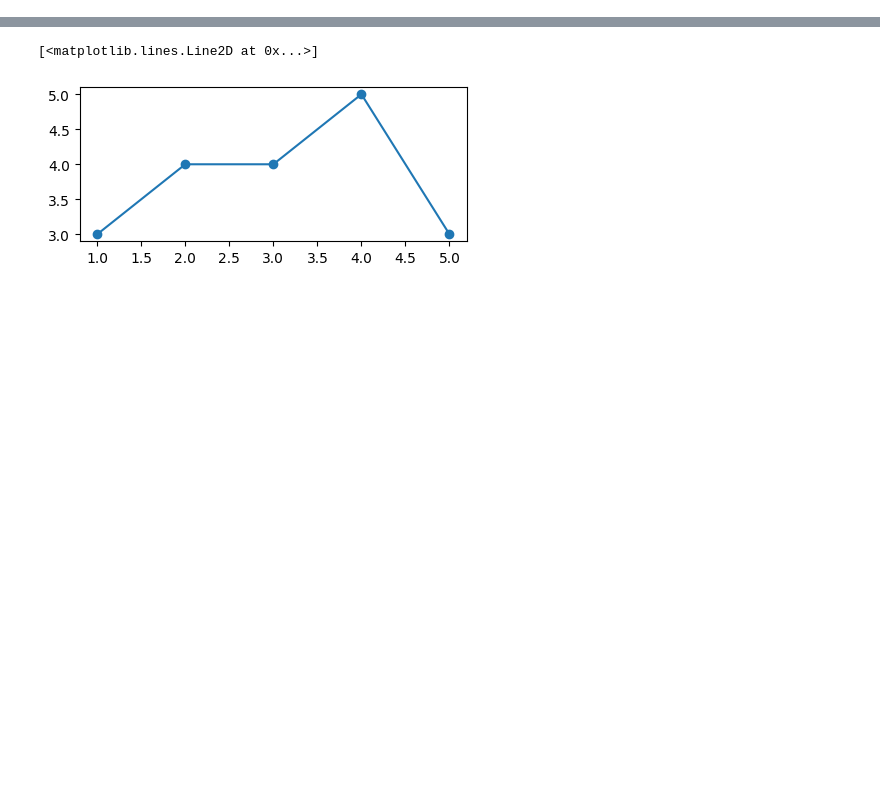
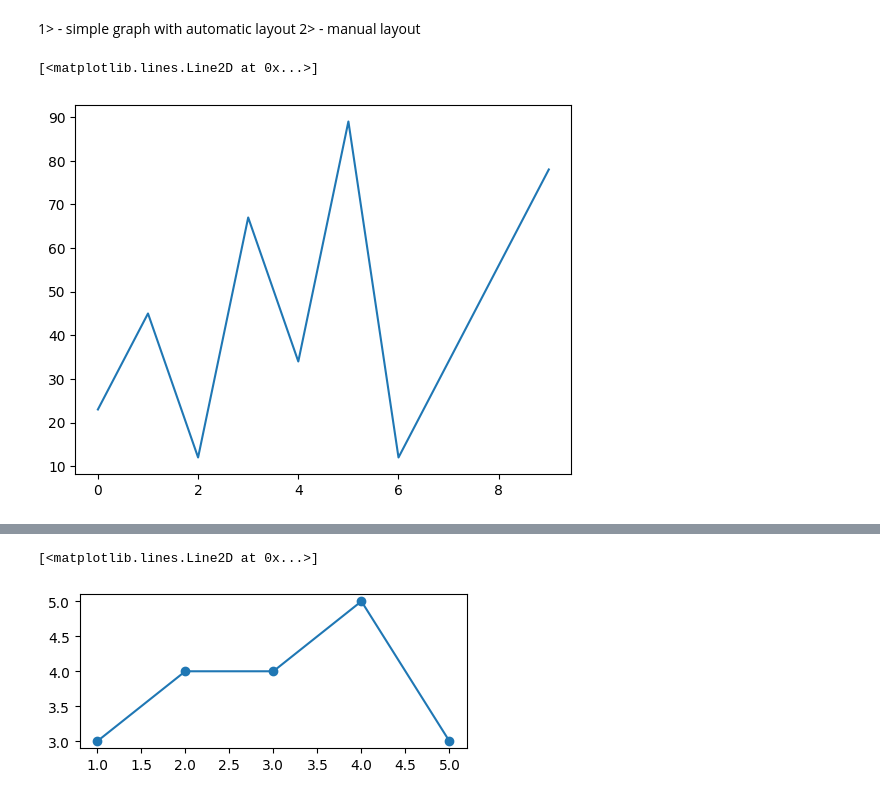
Before and after one commit to Ankidec/Data-Analysis, a Jupyter notebook: visulization.ipynb, the cells around one changed output, grey strips where cells are left out. Saved outputs shown, nothing was run; the diff lists cells and outputs as text; code cells hidden in the pictures; blank space fills up the shorter version.

```diff
--- a/visulization.ipynb
+++ b/visulization.ipynb
@@ -2,3 +2,14 @@
 import numpy as np
 import matplotlib.pyplot as plt # this is used for the plot the graph
 import matplotlib as mpl # used for plot styling
+# %%
+x = [0,1,2,3,4,5,6,7,8,9]
+y = [23,45,12,67,34,89,12,34,56,78]
+# %% [markdown]
+1> - simple graph with automatic layout
+2> - manual layout
+# %%
+plt.plot(x, y)
+# %% [output]
+[<matplotlib.lines.Line2D at 0x...>]
+[figure, added]
```
Also changed, not shown: parts of 5 cells of this notebook, 3 other files.
